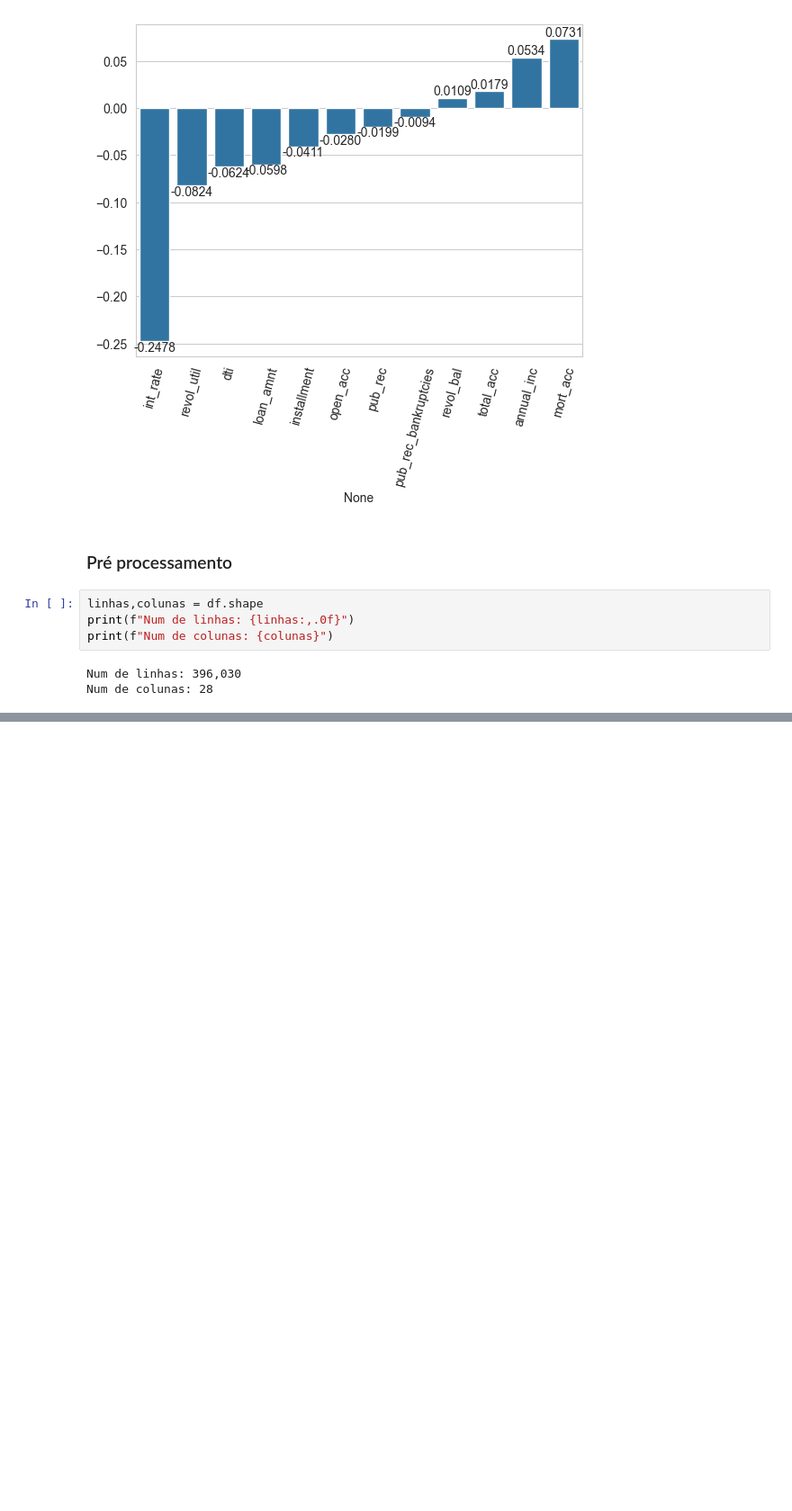
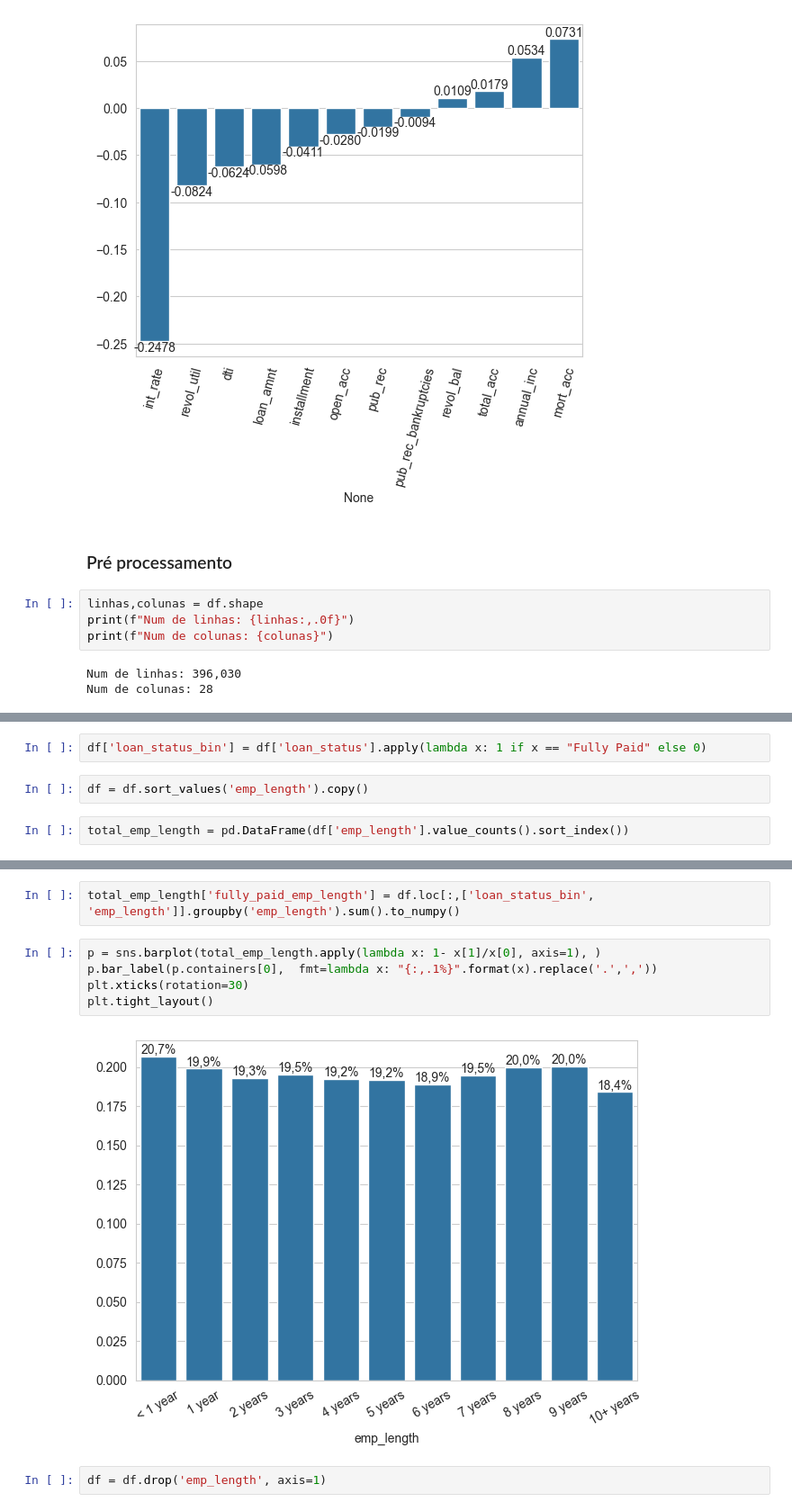
Before and after one commit to fernandohitmas/Python-for-Machine-Learning-Jose-Portilla-, a Jupyter notebook: TensorFlow e Keras/TF_keras_exercicio.ipynb, the cells around one changed output, grey strips where cells are left out. Shown at 90% size. Cells and saved outputs as stored; diff of their text form; blank space fills up the shorter version.

```diff
--- a/TensorFlow e Keras/TF_keras_exercicio.ipynb
+++ b/TensorFlow e Keras/TF_keras_exercicio.ipynb
@@ -232,0 +307,6 @@ Num de colunas: 28
+# %%
+df['loan_status_bin'] = df['loan_status'].apply(lambda x: 1 if x == "Fully Paid" else 0)
+# %%
+df = df.sort_values('emp_length').copy()
+# %%
+total_emp_length = pd.DataFrame(df['emp_length'].value_counts().sort_index())
@@ -233 +345,12 @@ Num de colunas: 28
+# %%
+total_emp_length['fully_paid_emp_length'] = df.loc[:,['loan_status_bin', 'emp_length']].groupby('emp_length').sum().to_numpy()
+# %%
+p = sns.barplot(total_emp_length.apply(lambda x: 1- x[1]/x[0], axis=1), )
+p.bar_label(p.containers[0],  fmt=lambda x: "{:,.1%}".format(x).replace('.',','))
+plt.xticks(rotation=30)
+plt.tight_layout()
+# %% [output]
+[figure, added]
+# %%
+df = df.drop('emp_length', axis=1)
 # %%
```
Also changed, not shown: parts of 109 cells of this notebook.
